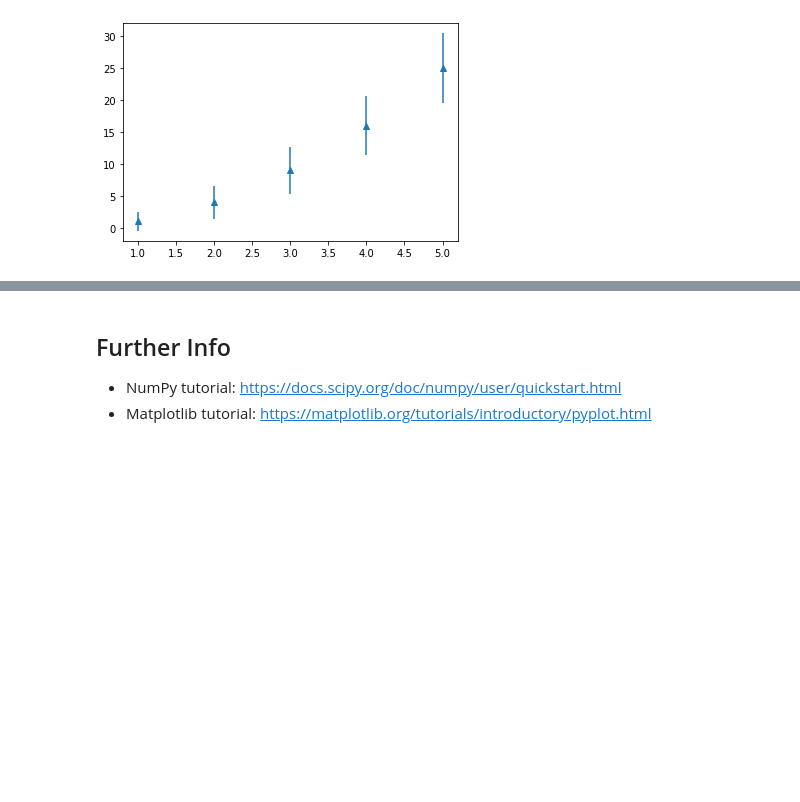
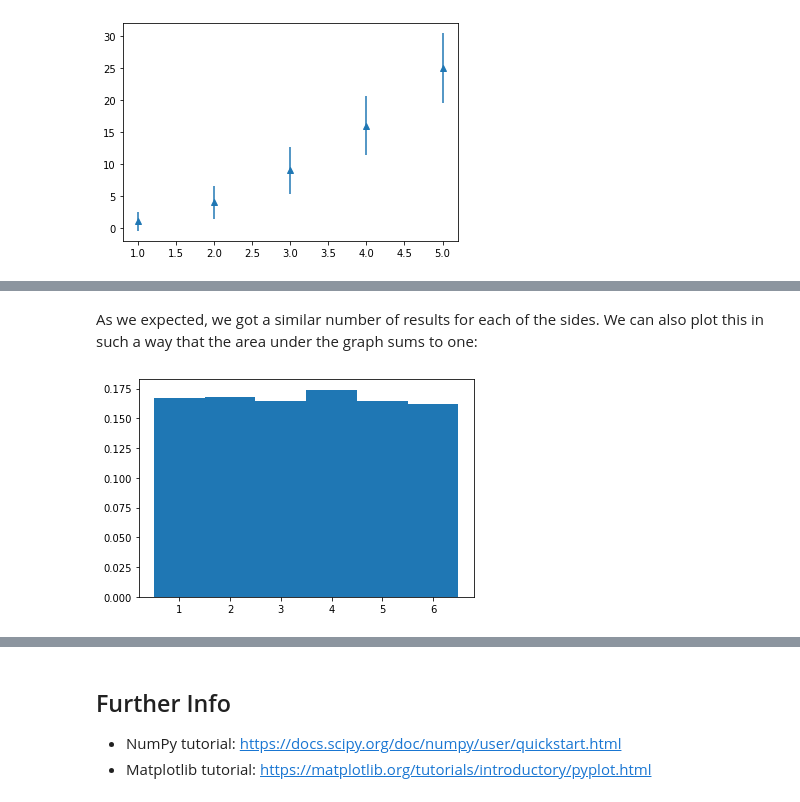
Before and after one commit to DurhamARC/data_analysis_course, a Jupyter notebook: slides/slides_01.ipynb, the cells around one changed output, grey strips where cells are left out. Cells and saved outputs as stored; diff of their text form; code cells hidden in the pictures; blank space fills up the shorter version.

```diff
--- a/slides/slides_01.ipynb
+++ b/slides/slides_01.ipynb
@@ -198,0 +224,7 @@ plt.show()
+# %% [markdown]
+As we expected, we got a similar number of results for each of the sides. We can also plot this in such a way that the area under the graph sums to one:
+# %%
+count, bins, ignored = plt.hist(s, bins=6, range=(0.5, 6.5), density=True)
+plt.show()
+# %% [output]
+[figure, added]
```
Also changed, not shown: parts of 26 cells of this notebook, 5 other files.
